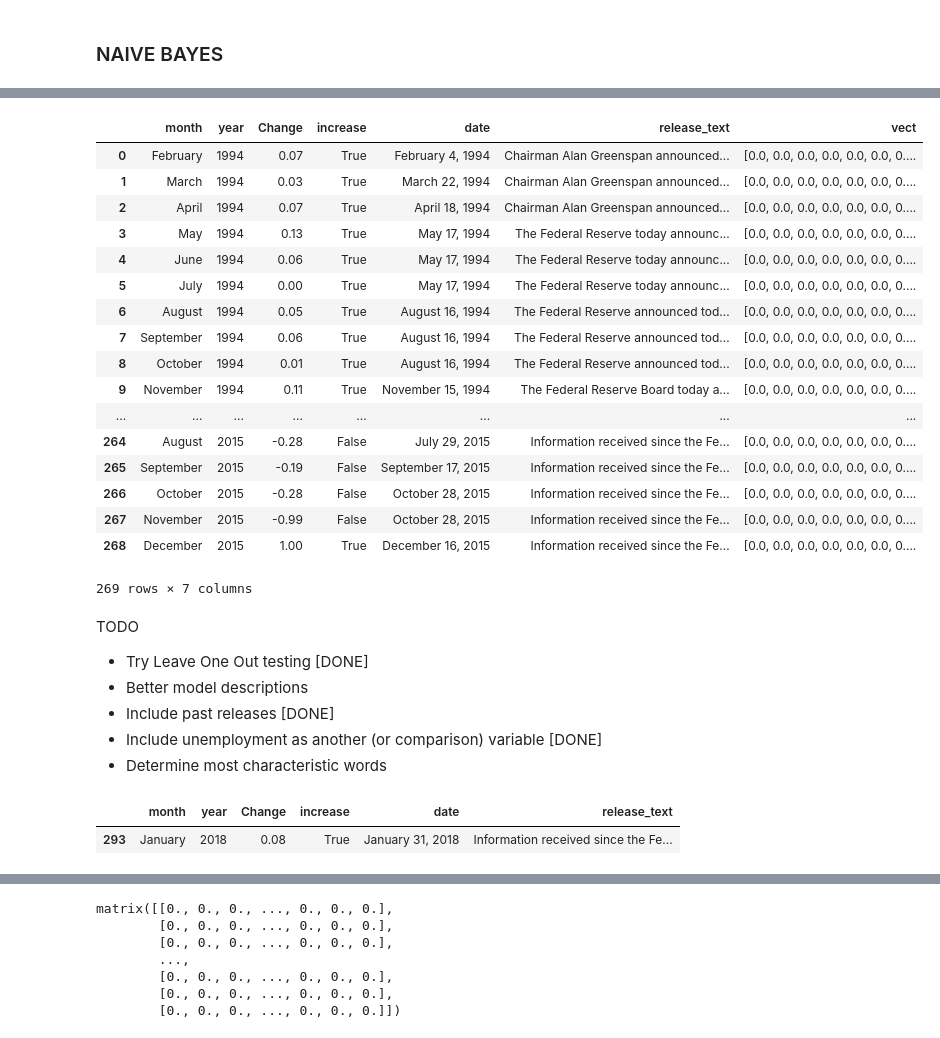
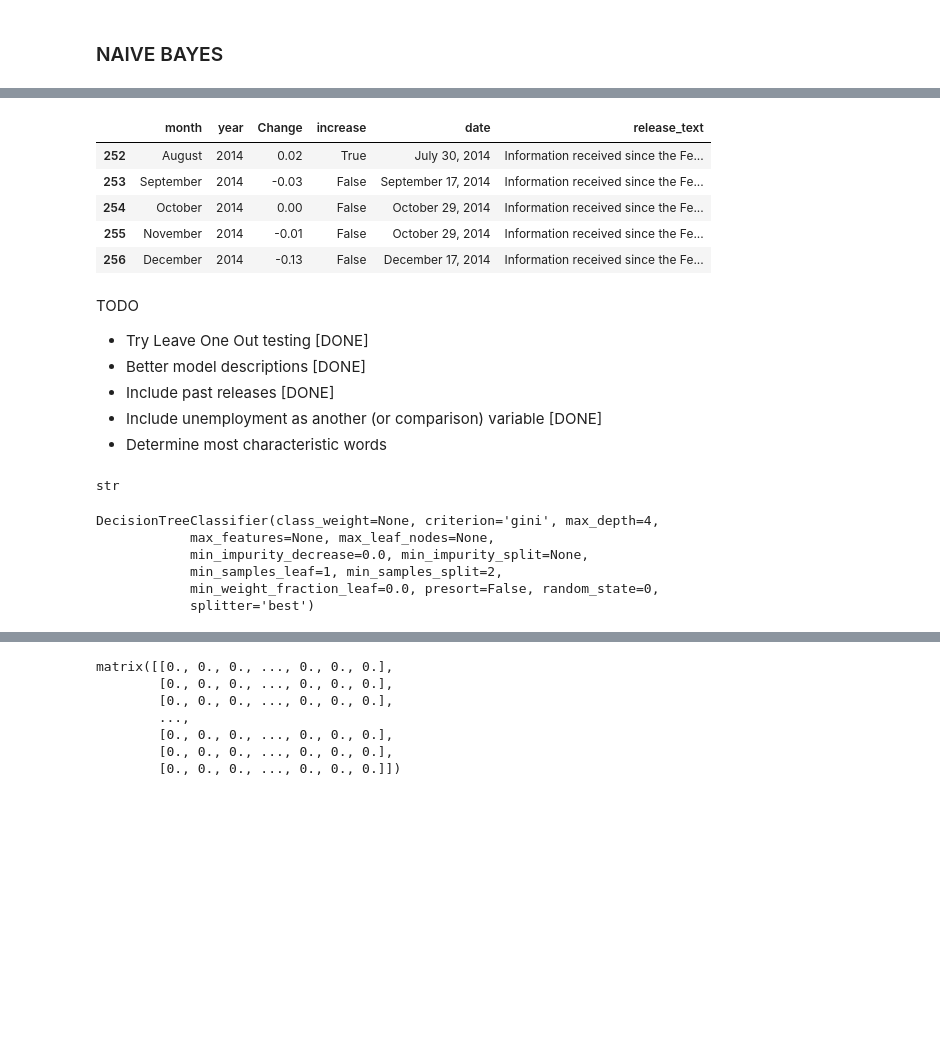
Before and after one commit to jgdenby/hawkwatchers, a Jupyter notebook: nltk_processing.ipynb, the cells around one changed output, grey strips where cells are left out. Saved outputs shown, nothing was run; the diff lists cells and outputs as text; code cells hidden in the pictures; blank space fills up the shorter version.

Commit message:
added nn_model function/script

```diff
--- a/nltk_processing.ipynb
+++ b/nltk_processing.ipynb
@@ -191,8 +192,13 @@ releaserates_df.iloc[269:]
 #test_df = releaserates_df.iloc[125:].copy()
 
 # with data since 1994
-train_df = releaserates_df.iloc[:269].copy()
-test_df = releaserates_df.iloc[269:].copy()
+#train_df = releaserates_df.iloc[:269].copy()
+#test_df = releaserates_df.iloc[269:].copy()
+
+# testing on releases after Jan 2015 (with data since 1994)
+#train_df = releaserates_df.iloc[:257].copy()
+#test_df = releaserates_df.iloc[257:].copy()
+
 
 #test Jan 2018 (latest)
 #train_df = releaserates_df.iloc[:293].copy()
@@ -220,33 +215,20 @@ test_df
 # %%
-train_df
+train_df.tail()
 # %% [output]
-|  | month | year | Change | increase | date | release_text | vect |
-| 0 | February | 1994 | 0.07 | True | February 4, 1994 | Chairman Alan Greenspan announced... | [0.0, 0.0, 0.0, 0.0, 0.0, 0.0, 0.... |
-| 1 | March | 1994 | 0.03 | True | March 22, 1994 | Chairman Alan Greenspan announced... | [0.0, 0.0, 0.0, 0.0, 0.0, 0.0, 0.... |
-| 2 | April | 1994 | 0.07 | True | April 18, 1994 | Chairman Alan Greenspan announced... | [0.0, 0.0, 0.0, 0.0, 0.0, 0.0, 0.... |
-| 3 | May | 1994 | 0.13 | True | May 17, 1994 | The Federal Reserve today announc... | [0.0, 0.0, 0.0, 0.0, 0.0, 0.0, 0.... |
-| 4 | June | 1994 | 0.06 | True | May 17, 1994 | The Federal Reserve today announc... | [0.0, 0.0, 0.0, 0.0, 0.0, 0.0, 0.... |
-| 5 | July | 1994 | 0.00 | True | May 17, 1994 | The Federal Reserve today announc... | [0.0, 0.0, 0.0, 0.0, 0.0, 0.0, 0.... |
-| 6 | August | 1994 | 0.05 | True | August 16, 1994 | The Federal Reserve announced tod... | [0.0, 0.0, 0.0, 0.0, 0.0, 0.0, 0.... |
-| 7 | September | 1994 | 0.06 | True | August 16, 1994 | The Federal Reserve announced tod... | [0.0, 0.0, 0.0, 0.0, 0.0, 0.0, 0.... |
-| 8 | October | 1994 | 0.01 | True | August 16, 1994 | The Federal Reserve announced tod... | [0.0, 0.0, 0.0, 0.0, 0.0, 0.0, 0.... |
-| 9 | November | 1994 | 0.11 | True | November 15, 1994 | The Federal Reserve Board today a... | [0.0, 0.0, 0.0, 0.0, 0.0, 0.0, 0.... |
-| ... | ... | ... | ... | ... | ... | ... | ... |
-| 264 | August | 2015 | -0.28 | False | July 29, 2015 | Information received since the Fe... | [0.0, 0.0, 0.0, 0.0, 0.0, 0.0, 0.... |
-| 265 | September | 2015 | -0.19 | False | September 17, 2015 | Information received since the Fe... | [0.0, 0.0, 0.0, 0.0, 0.0, 0.0, 0.... |
-| 266 | October | 2015 | -0.28 | False | October 28, 2015 | Information received since the Fe... | [0.0, 0.0, 0.0, 0.0, 0.0, 0.0, 0.... |
-| 267 | November | 2015 | -0.99 | False | October 28, 2015 | Information received since the Fe... | [0.0, 0.0, 0.0, 0.0, 0.0, 0.0, 0.... |
-| 268 | December | 2015 | 1.00 | True | December 16, 2015 | Information received since the Fe... | [0.0, 0.0, 0.0, 0.0, 0.0, 0.0, 0.... |
+|  | month | year | Change | increase | date | release_text |
+| 252 | August | 2014 | 0.02 | True | July 30, 2014 | Information received since the Fe... |
+| 253 | September | 2014 | -0.03 | False | September 17, 2014 | Information received since the Fe... |
+| 254 | October | 2014 | 0.00 | False | October 29, 2014 | Information received since the Fe... |
+| 255 | November | 2014 | -0.01 | False | October 29, 2014 | Information received since the Fe... |
+| 256 | December | 2014 | -0.13 | False | December 17, 2014 | Information received since the Fe... |
-269 rows × 7 columns
 # %% [markdown]
 TODO
 - Try Leave One Out testing [DONE]
-- Better model descriptions
+- Better model descriptions [DONE]
 - Include past releases [DONE]
 - Include unemployment as another (or comparison) variable [DONE]
 - Determine most characteristic words
-# %%
-test_df
-# %% [output]
-|  | month | year | Change | increase | date | release_text |
-| 293 | January | 2018 | 0.08 | True | January 31, 2018 | Information received since the Fe... |
+# %%
+type(releaserates_df['release_text'][0])
+# %% [output]
+str
@@ -252,0 +240,10 @@ test_df
+# %%
+clf_tree = sklearn.tree.DecisionTreeClassifier(max_depth=4,random_state=0)
+clf_tree.fit(np.stack(releaserates_df['vect'], axis =0), releaserates_df['increase'])
+# %% [output]
+DecisionTreeClassifier(class_weight=None, criterion='gini', max_depth=4,
+            max_features=None, max_leaf_nodes=None,
+            min_impurity_decrease=0.0, min_impurity_split=None,
+            min_samples_leaf=1, min_samples_split=2,
+            min_weight_fraction_leaf=0.0, presort=False, random_state=0,
+            splitter='best')
```
Also changed, not shown: parts of 21 cells of this notebook, 1 other file.
